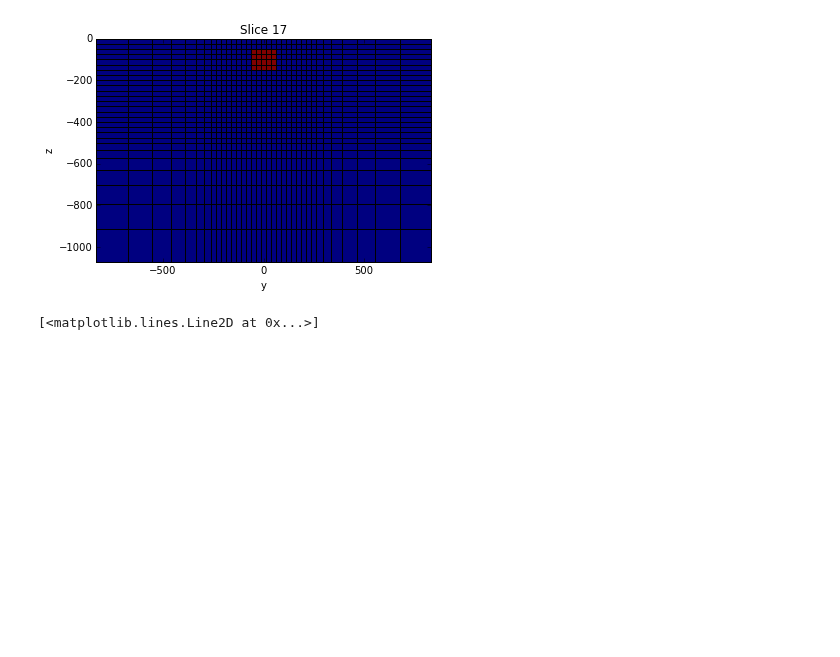
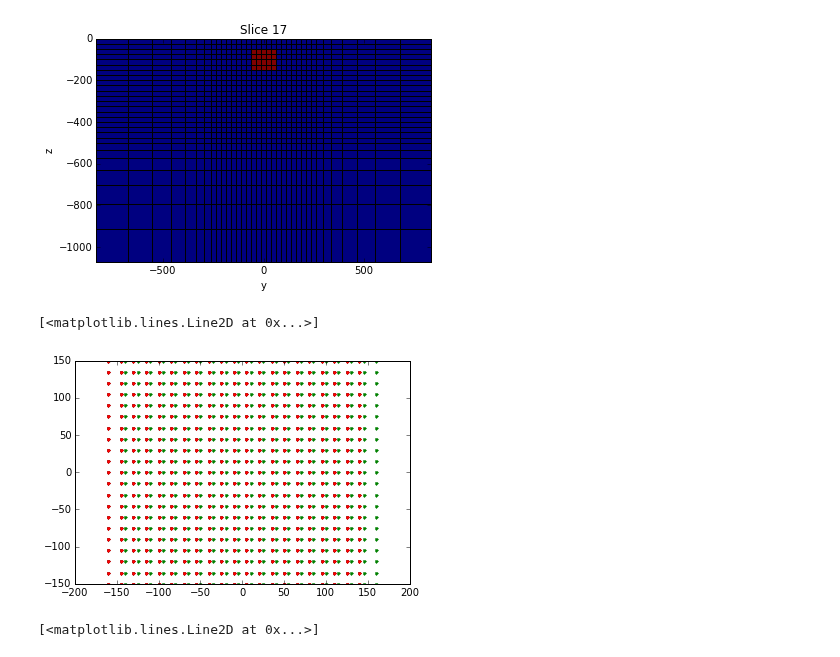
Before and after one commit to simpeg/simpeg, a Jupyter notebook: notebooks/DCexample.ipynb, the cells around one changed output. Saved outputs shown, nothing was run; the diff lists cells and outputs as text; code cells hidden in the pictures; blank space fills up the shorter version.

```diff
--- a/notebooks/DCexample.ipynb
+++ b/notebooks/DCexample.ipynb
@@ -28,9 +30,16 @@ mesh.plotSlice(sigma, normal='X', grid=True)
 # %%
 xtemp = np.linspace(-150, 150, 21)
 ytemp = np.linspace(-150, 150, 21)
-xyz_rxP = Utils.ndgrid(xtemp-10., ytemp, np.r_[0.])
+xyz_rxM = Utils.ndgrid(xtemp-10., ytemp, np.r_[0.])
 xyz_rxN = Utils.ndgrid(xtemp+10., ytemp, np.r_[0.])
-xyz_rxM = Utils.ndgrid(xtemp, ytemp, np.r_[0.])
+# xyz_rxM = Utils.ndgrid(xtemp, ytemp, np.r_[0.])
+# %%
+plt.plot(xyz_rxP[:,0], xyz_rxP[:,1], 'k.')
+plt.plot(xyz_rxM[:,0], xyz_rxM[:,1], 'r.')
+plt.plot(xyz_rxN[:,0], xyz_rxN[:,1], 'g.')
+# %% [output]
+[<matplotlib.lines.Line2D at 0x...>]
+[figure, added]
 # %%
 fig, ax = plt.subplots(1,1, figsize = (5,5))
 mesh.plotSlice(sigma, grid=True, ax = ax)
```
Also changed, not shown: parts of 12 cells of this notebook, 6 other files.
